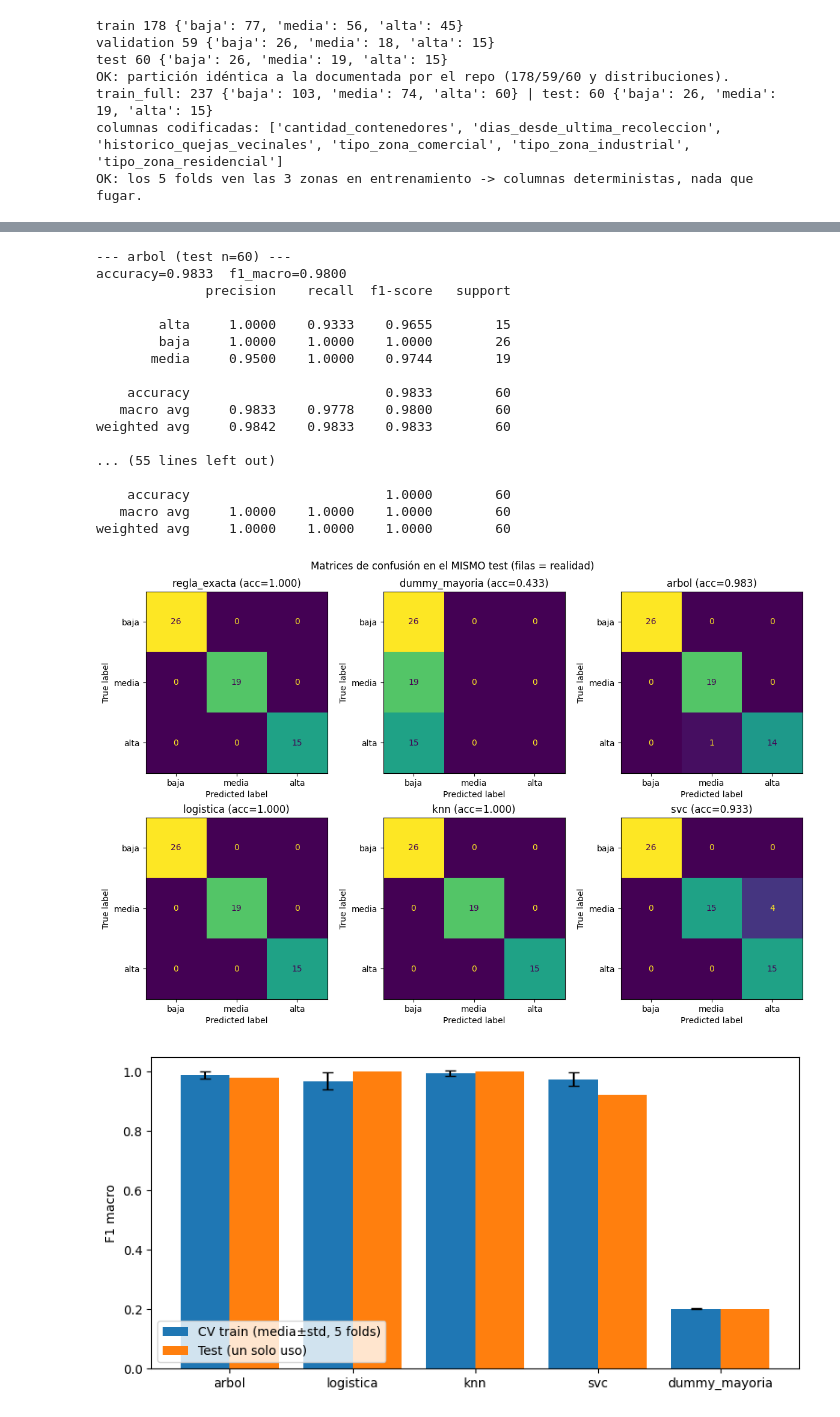
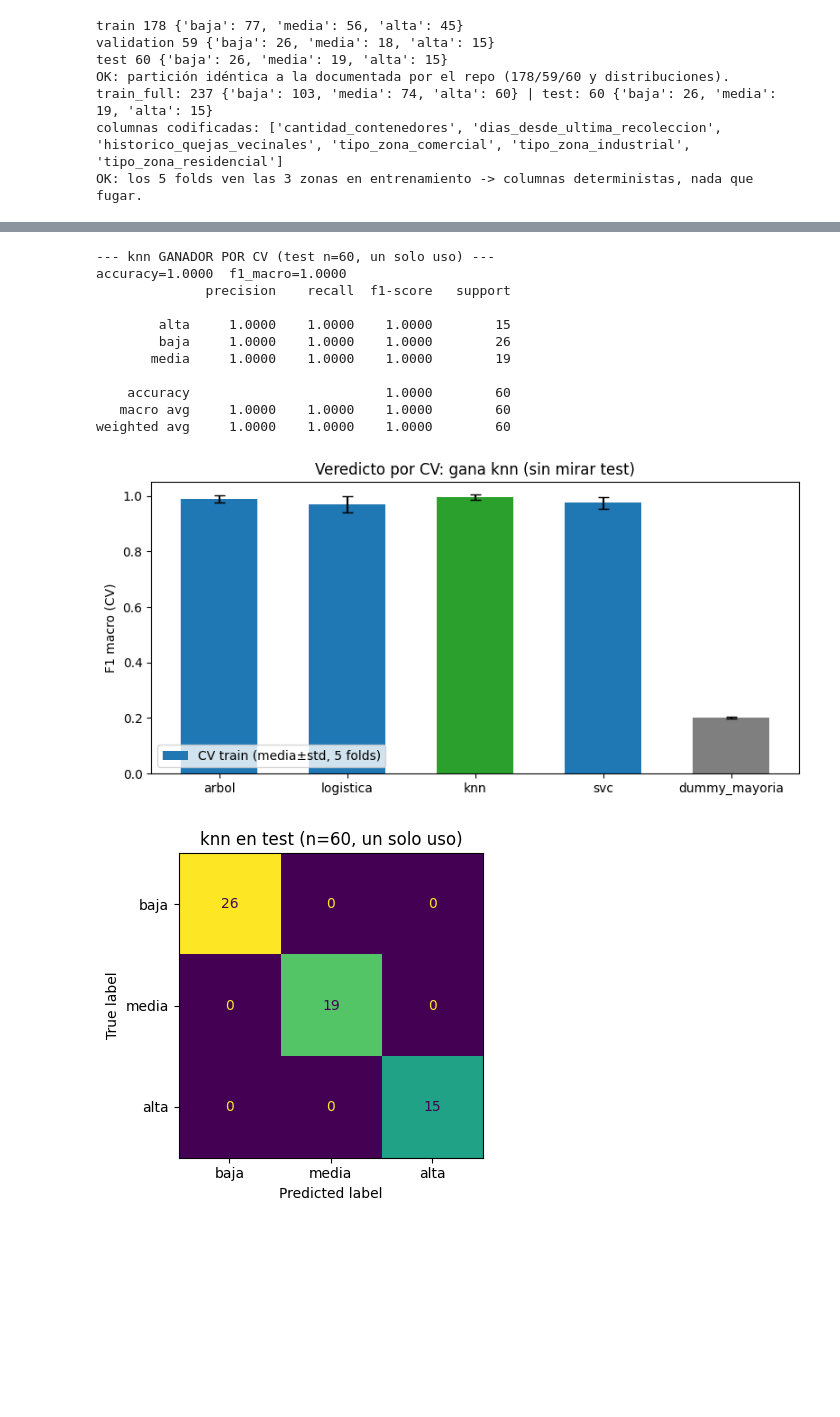
Before and after one commit to Nachom3/graphMLtp, a Jupyter notebook: notebooks/comparacion_evaluacion.ipynb, the cells around one changed output, grey strips where cells are left out. Saved outputs shown, nothing was run; the diff lists cells and outputs as text; code cells hidden in the pictures; blank space fills up the shorter version.

```diff
--- a/notebooks/comparacion_evaluacion.ipynb
+++ b/notebooks/comparacion_evaluacion.ipynb
@@ -438,69 +501,57 @@ Cada modelo se reentrena con **todo** `train_full` (lo ya elegido por CV, sin mi
 # %%
 assert not test_tocado, "el test solo puede tocarse en esta celda"
 test_tocado = True  # a partir de acá el test queda quemado: no se puede volver a decidir nada con él
 
+# Protocolo del curso: el test confirma al ganador ya elegido por CV, no elige entre modelos.
+# Solo ganador_cv toca test. Nada más se decide con este resultado.
 final = {}
-for nombre in ["arbol", "logistica", "knn", "svc", "dummy_mayoria"]:
-    est = resultados[nombre]["estimador"]
-    est.fit(Xtr, y_tr)
-    pred = est.predict(Xte)
-    final[nombre] = pred
-final["regla_exacta"] = np.array([
-    etiqueta_por_regla(d, c, z, q) for d, c, z, q in zip(
-        X_te_raw["dias_desde_ultima_recoleccion"], X_te_raw["cantidad_contenedores"],
-        X_te_raw["tipo_zona"], X_te_raw["historico_quejas_vecinales"])
-])
+est = resultados[ganador_cv]["estimador"]
+est.fit(Xtr, y_tr)
+pred_ganador = est.predict(Xte)
+final[ganador_cv] = pred_ganador
 
-for nombre, pred in final.items():
-    print(f"--- {nombre} (test n={len(y_te)}) ---")
-    print(f"accuracy={accuracy_score(y_te, pred):.4f}  "
-          f"f1_macro={f1_score(y_te, pred, average='macro'):.4f}")
-    print(classification_report(y_te, pred, digits=4))
+print(f"--- {ganador_cv} GANADOR POR CV (test n={len(y_te)}, un solo uso) ---")
+print(f"accuracy={__import__('sklearn').metrics.accuracy_score(y_te, pred_ganador):.4f}  "
+      f"f1_macro={f1_score(y_te, pred_ganador, average='macro'):.4f}")
+print(classification_report(y_te, pred_ganador, digits=4))
 
-fig, axes = plt.subplots(2, 3, figsize=(12, 8))
-for ax, nombre in zip(axes.flat, ["regla_exacta", "dummy_mayoria", "arbol", "logistica", "knn", "svc"]):
-    ConfusionMatrixDisplay(confusion_matrix(y_te, final[nombre], labels=CLASES),
-                           display_labels=CLASES).plot(ax=ax, colorbar=False, values_format="d")
-    acc = accuracy_score(y_te, final[nombre])
-    ax.set_title(f"{nombre} (acc={acc:.3f})")
-fig.suptitle("Matrices de confusión en el MISMO test (filas = realidad)")
-fig.tight_layout()
-plt.show()
-
+# Figura 1: ranking por CV (lo que decide) con el ganador destacado.
 fig, ax = plt.subplots(figsize=(8, 4))
 nombres_m = ["arbol", "logistica", "knn", "svc", "dummy_mayoria"]
 x = np.arange(len(nombres_m))
 cv_mean = [resultados[m]["fold_f1"].mean() for m in nombres_m]
 cv_std = [resultados[m]["fold_f1"].std() for m in nombres_m]
-te_f1 = [f1_score(y_te, final[m], average="macro") for m in nombres_m]
-ax.bar(x - 0.2, cv_mean, width=0.4, yerr=cv_std, capsize=4, label="CV train (media±std, 5 folds)")
-ax.bar(x + 0.2, te_f1, width=0.4, label="Test (un solo uso)")
+colores = ["tab:green" if m == ganador_cv else ("tab:gray" if m == "dummy_mayoria" else "tab:blue") for m in nombres_m]
+ax.bar(x, cv_mean, width=0.6, yerr=cv_std, capsize=4, color=colores, label="CV train (media±std, 5 folds)")
 ax.set_xticks(x, nombres_m)
 ax.set_ylim(0, 1.05)
-ax.set_ylabel("F1 macro")
+ax.set_ylabel("F1 macro (CV)")
+ax.set_title(f"Veredicto por CV: gana {ganador_cv} (sin mirar test)")
 ax.legend()
 fig.tight_layout()
 plt.show()
+
+# Figura 2: matriz solo del ganador en test (confirmación, filas = realidad).
+fig, ax = plt.subplots(figsize=(5, 4))
+ConfusionMatrixDisplay(confusion_matrix(y_te, pred_ganador, labels=CLASES),
+                       display_labels=CLASES).plot(ax=ax, colorbar=False, values_format="d")
+ax.set_title(f"{ganador_cv} en test (n={len(y_te)}, un solo uso)")
+fig.tight_layout()
+plt.show()
 # %% [output]
---- arbol (test n=60) ---
-accuracy=0.9833  f1_macro=0.9800
+--- knn GANADOR POR CV (test n=60, un solo uso) ---
+accuracy=1.0000  f1_macro=1.0000
               precision    recall  f1-score   support
 
-        alta     1.0000    0.9333    0.9655        15
+        alta     1.0000    1.0000    1.0000        15
         baja     1.0000    1.0000    1.0000        26
-       media     0.9500    1.0000    0.9744        19
-
-    accuracy                         0.9833        60
-   macro avg     0.9833    0.9778    0.9800        60
-weighted avg     0.9842    0.9833    0.9833        60
-
-... (55 lines left out)
+       media     1.0000    1.0000    1.0000        19
 
     accuracy                         1.0000        60
    macro avg     1.0000    1.0000    1.0000        60
 weighted avg     1.0000    1.0000    1.0000        60
-[figure, old version]
+[figure, new version]
-[figure, old version]
+[figure, new version]
 # %% [markdown]
 ## 6. Resultados, limitaciones y lectura honesta del 1.0
 
```
Also changed, not shown: parts of 10 cells of this notebook, 51 other files.
